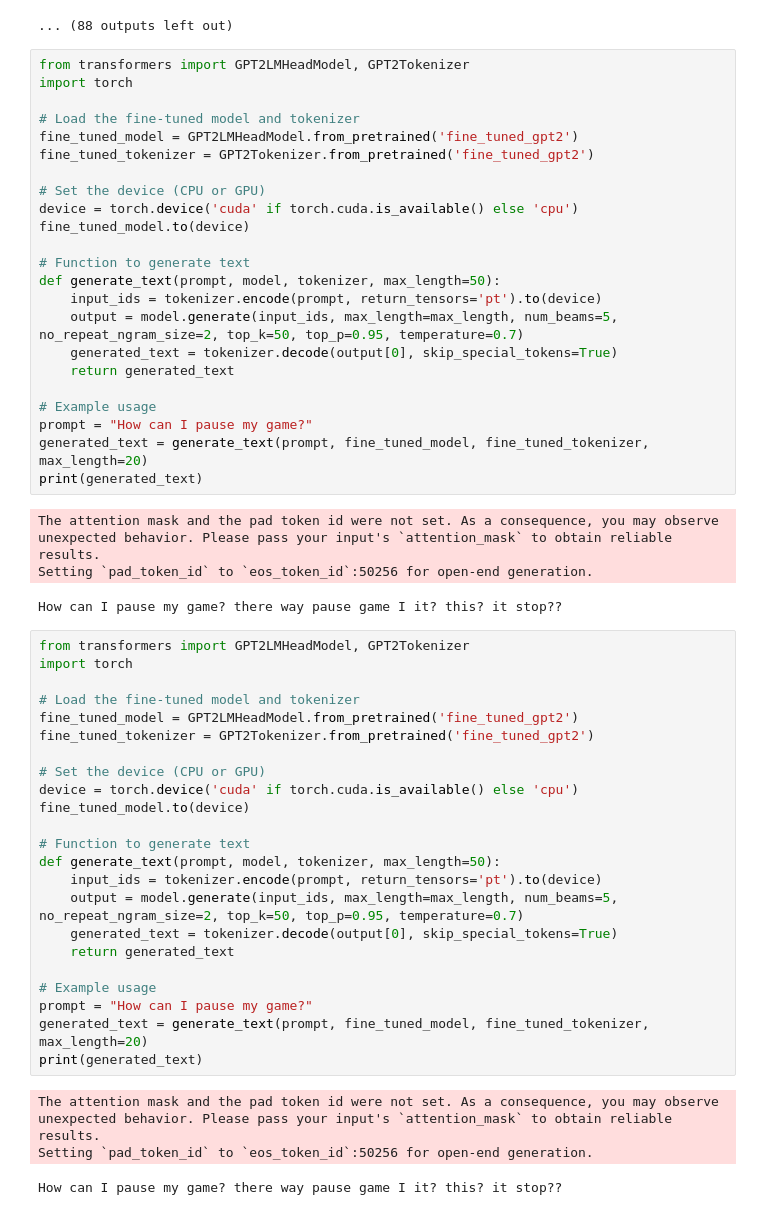
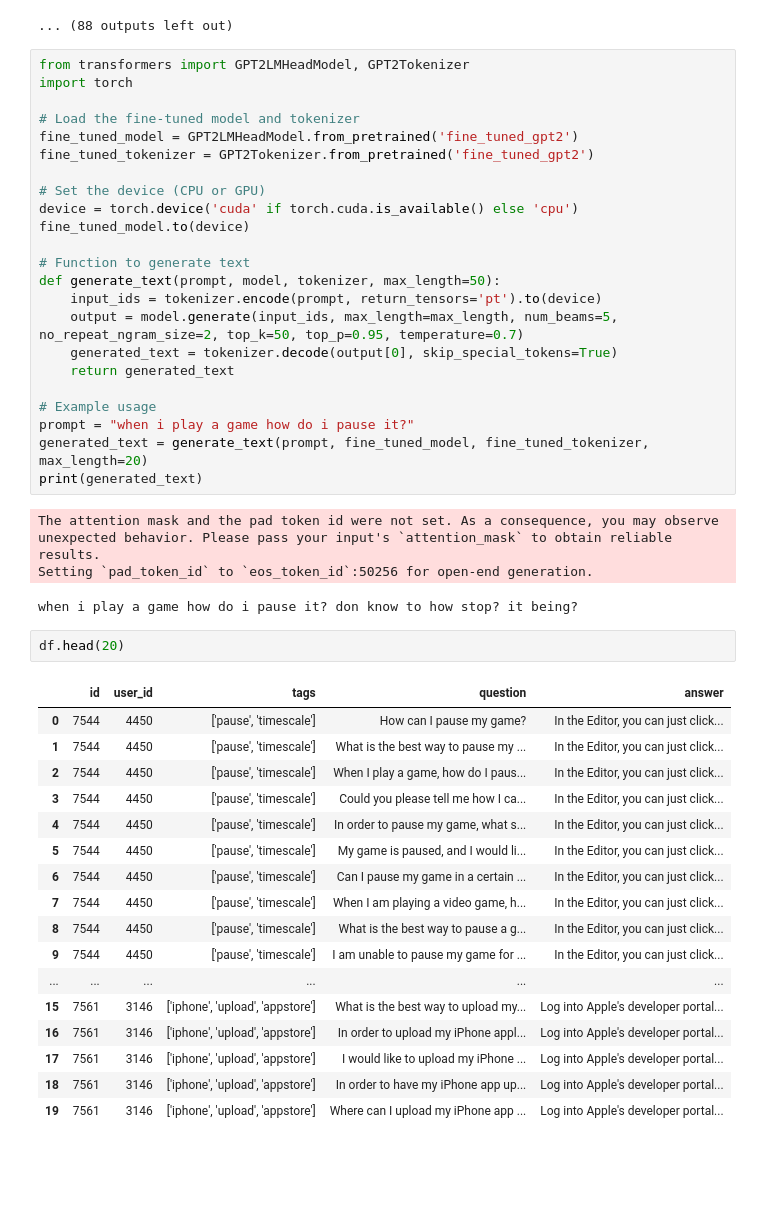
Before and after one commit to harimerla/NLP-Final-Project, a Jupyter notebook: openapi-gpt.ipynb, the cells around one changed output. Saved outputs shown, nothing was run; the diff lists cells and outputs as text; blank space fills up the shorter version.

Commit message:
Update openapi-gpt.ipynb with testing examples

```diff
--- a/openapi-gpt.ipynb
+++ b/openapi-gpt.ipynb
@@ -199,37 +199,30 @@ def generate_text(prompt, model, tokenizer, max_length=50):
     return generated_text
 
 # Example usage
-prompt = "How can I pause my game?"
+prompt = "when i play a game how do i pause it?"
 generated_text = generate_text(prompt, fine_tuned_model, fine_tuned_tokenizer, max_length=20)
 print(generated_text)
 # %% [output]
 The attention mask and the pad token id were not set. As a consequence, you may observe unexpected behavior. Please pass your input's `attention_mask` to obtain reliable results.
 Setting `pad_token_id` to `eos_token_id`:50256 for open-end generation.
-How can I pause my game? there way pause game I it? this? it stop??
+when i play a game how do i pause it? don know to how stop? it being?
-# %%
-from transformers import GPT2LMHeadModel, GPT2Tokenizer
-import torch
-
-# Load the fine-tuned model and tokenizer
-fine_tuned_model = GPT2LMHeadModel.from_pretrained('fine_tuned_gpt2')
-fine_tuned_tokenizer = GPT2Tokenizer.from_pretrained('fine_tuned_gpt2')
-
-# Set the device (CPU or GPU)
-device = torch.device('cuda' if torch.cuda.is_available() else 'cpu')
-fine_tuned_model.to(device)
-
-# Function to generate text
-def generate_text(prompt, model, tokenizer, max_length=50):
-    input_ids = tokenizer.encode(prompt, return_tensors='pt').to(device)
-    output = model.generate(input_ids, max_length=max_length, num_beams=5, no_repeat_ngram_size=2, top_k=50, top_p=0.95, temperature=0.7)
-    generated_text = tokenizer.decode(output[0], skip_special_tokens=True)
-    return generated_text
-
-# Example usage
-prompt = "How can I pause my game?"
-generated_text = generate_text(prompt, fine_tuned_model, fine_tuned_tokenizer, max_length=20)
-print(generated_text)
-# %% [output]
-The attention mask and the pad token id were not set. As a consequence, you may observe unexpected behavior. Please pass your input's `attention_mask` to obtain reliable results.
-Setting `pad_token_id` to `eos_token_id`:50256 for open-end generation.
-How can I pause my game? there way pause game I it? this? it stop??
+# %%
+df.head(20)
+# %% [output]
+|  | id | user_id | tags | question | answer |
+| 0 | 7544 | 4450 | ['pause', 'timescale'] | How can I pause my game? | In the Editor, you can just click... |
+| 1 | 7544 | 4450 | ['pause', 'timescale'] | What is the best way to pause my ... | In the Editor, you can just click... |
+| 2 | 7544 | 4450 | ['pause', 'timescale'] | When I play a game, how do I paus... | In the Editor, you can just click... |
+| 3 | 7544 | 4450 | ['pause', 'timescale'] | Could you please tell me how I ca... | In the Editor, you can just click... |
+| 4 | 7544 | 4450 | ['pause', 'timescale'] | In order to pause my game, what s... | In the Editor, you can just click... |
+| 5 | 7544 | 4450 | ['pause', 'timescale'] | My game is paused, and I would li... | In the Editor, you can just click... |
+| 6 | 7544 | 4450 | ['pause', 'timescale'] | Can I pause my game in a certain ... | In the Editor, you can just click... |
+| 7 | 7544 | 4450 | ['pause', 'timescale'] | When I am playing a video game, h... | In the Editor, you can just click... |
+| 8 | 7544 | 4450 | ['pause', 'timescale'] | What is the best way to pause a g... | In the Editor, you can just click... |
+| 9 | 7544 | 4450 | ['pause', 'timescale'] | I am unable to pause my game for ... | In the Editor, you can just click... |
+| ... | ... | ... | ... | ... | ... |
+| 15 | 7561 | 3146 | ['iphone', 'upload', 'appstore'] | What is the best way to upload my... | Log into Apple's developer portal... |
+| 16 | 7561 | 3146 | ['iphone', 'upload', 'appstore'] | In order to upload my iPhone appl... | Log into Apple's developer portal... |
+| 17 | 7561 | 3146 | ['iphone', 'upload', 'appstore'] | I would like to upload my iPhone ... | Log into Apple's developer portal... |
+| 18 | 7561 | 3146 | ['iphone', 'upload', 'appstore'] | In order to have my iPhone app up... | Log into Apple's developer portal... |
+| 19 | 7561 | 3146 | ['iphone', 'upload', 'appstore'] | Where can I upload my iPhone app ... | Log into Apple's developer portal... |
```
